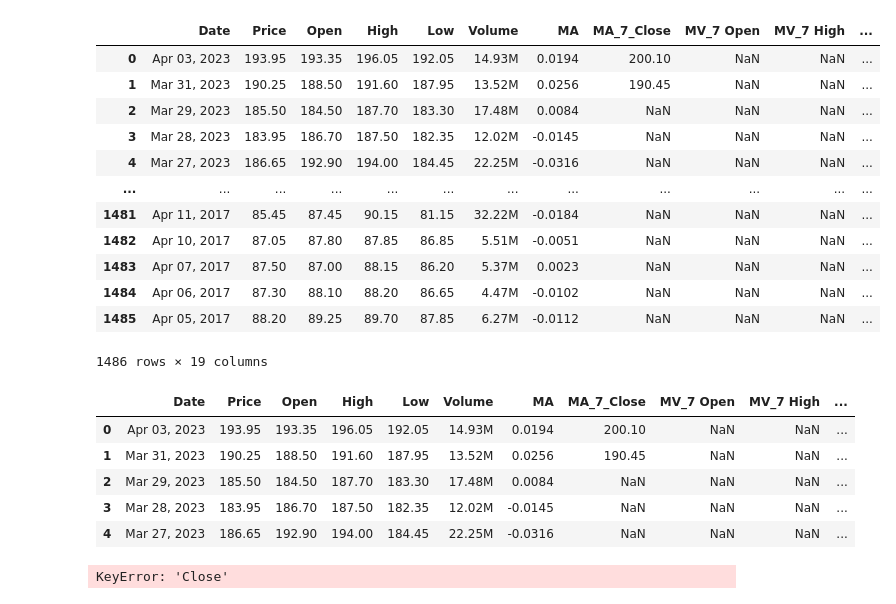
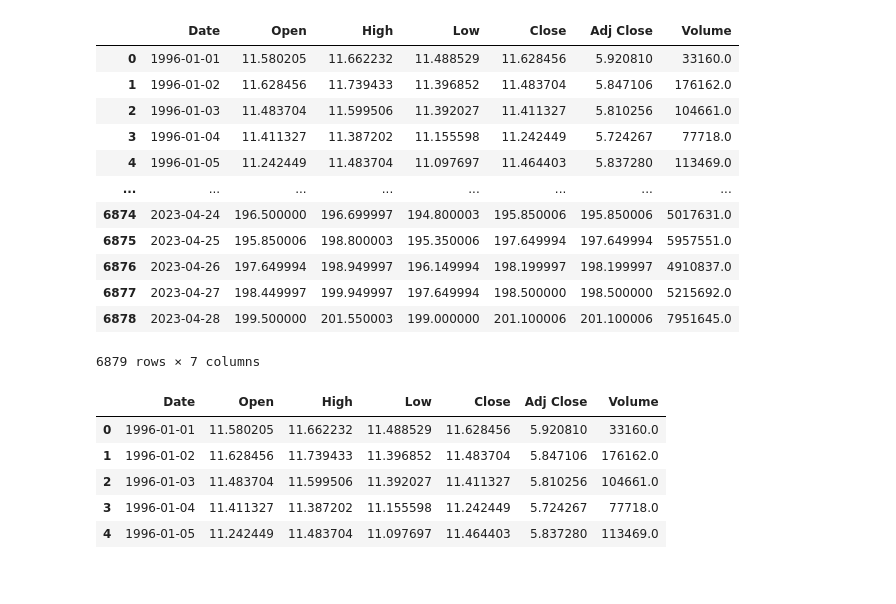
Before and after one commit to aniruddhakasar/Global-Stock-price-prediction, a Jupyter notebook: Stock Model.ipynb, the cells around one changed output. Saved outputs shown, nothing was run; the diff lists cells and outputs as text; code cells hidden in the pictures.

```diff
--- a/Stock Model.ipynb
+++ b/Stock Model.ipynb
@@ -22,28 +26,28 @@ import tensorflow as tf
 import keras
 # %%
 # Load the data from a CSV file
-df = pd.read_excel('tata power.xlsx')
+df = pd.read_csv("F:\stock price prediction\TATAPOWER.NS.csv")
 df
 # %% [output]
-|  | Date | Price | Open | High | Low | Volume | MA | MA_7_Close | MV_7 Open | MV_7 High | ... |
-| 0 | Apr 03, 2023 | 193.95 | 193.35 | 196.05 | 192.05 | 14.93M | 0.0194 | 200.10 | NaN | NaN | ... |
-| 1 | Mar 31, 2023 | 190.25 | 188.50 | 191.60 | 187.95 | 13.52M | 0.0256 | 190.45 | NaN | NaN | ... |
-| 2 | Mar 29, 2023 | 185.50 | 184.50 | 187.70 | 183.30 | 17.48M | 0.0084 | NaN | NaN | NaN | ... |
-| 3 | Mar 28, 2023 | 183.95 | 186.70 | 187.50 | 182.35 | 12.02M | -0.0145 | NaN | NaN | NaN | ... |
-| 4 | Mar 27, 2023 | 186.65 | 192.90 | 194.00 | 184.45 | 22.25M | -0.0316 | NaN | NaN | NaN | ... |
-| ... | ... | ... | ... | ... | ... | ... | ... | ... | ... | ... | ... |
-| 1481 | Apr 11, 2017 | 85.45 | 87.45 | 90.15 | 81.15 | 32.22M | -0.0184 | NaN | NaN | NaN | ... |
-| 1482 | Apr 10, 2017 | 87.05 | 87.80 | 87.85 | 86.85 | 5.51M | -0.0051 | NaN | NaN | NaN | ... |
-| 1483 | Apr 07, 2017 | 87.50 | 87.00 | 88.15 | 86.20 | 5.37M | 0.0023 | NaN | NaN | NaN | ... |
-| 1484 | Apr 06, 2017 | 87.30 | 88.10 | 88.20 | 86.65 | 4.47M | -0.0102 | NaN | NaN | NaN | ... |
-| 1485 | Apr 05, 2017 | 88.20 | 89.25 | 89.70 | 87.85 | 6.27M | -0.0112 | NaN | NaN | NaN | ... |
+|  | Date | Open | High | Low | Close | Adj Close | Volume |
+| 0 | 1996-01-01 | 11.580205 | 11.662232 | 11.488529 | 11.628456 | 5.920810 | 33160.0 |
+| 1 | 1996-01-02 | 11.628456 | 11.739433 | 11.396852 | 11.483704 | 5.847106 | 176162.0 |
+| 2 | 1996-01-03 | 11.483704 | 11.599506 | 11.392027 | 11.411327 | 5.810256 | 104661.0 |
+| 3 | 1996-01-04 | 11.411327 | 11.387202 | 11.155598 | 11.242449 | 5.724267 | 77718.0 |
+| 4 | 1996-01-05 | 11.242449 | 11.483704 | 11.097697 | 11.464403 | 5.837280 | 113469.0 |
+| ... | ... | ... | ... | ... | ... | ... | ... |
+| 6874 | 2023-04-24 | 196.500000 | 196.699997 | 194.800003 | 195.850006 | 195.850006 | 5017631.0 |
+| 6875 | 2023-04-25 | 195.850006 | 198.800003 | 195.350006 | 197.649994 | 197.649994 | 5957551.0 |
+| 6876 | 2023-04-26 | 197.649994 | 198.949997 | 196.149994 | 198.199997 | 198.199997 | 4910837.0 |
+| 6877 | 2023-04-27 | 198.449997 | 199.949997 | 197.649994 | 198.500000 | 198.500000 | 5215692.0 |
+| 6878 | 2023-04-28 | 199.500000 | 201.550003 | 199.000000 | 201.100006 | 201.100006 | 7951645.0 |
-1486 rows × 19 columns
+6879 rows × 7 columns
 # %%
 df.head()
 # %% [output]
-|  | Date | Price | Open | High | Low | Volume | MA | MA_7_Close | MV_7 Open | MV_7 High | ... |
-| 0 | Apr 03, 2023 | 193.95 | 193.35 | 196.05 | 192.05 | 14.93M | 0.0194 | 200.10 | NaN | NaN | ... |
-| 1 | Mar 31, 2023 | 190.25 | 188.50 | 191.60 | 187.95 | 13.52M | 0.0256 | 190.45 | NaN | NaN | ... |
-| 2 | Mar 29, 2023 | 185.50 | 184.50 | 187.70 | 183.30 | 17.48M | 0.0084 | NaN | NaN | NaN | ... |
-| 3 | Mar 28, 2023 | 183.95 | 186.70 | 187.50 | 182.35 | 12.02M | -0.0145 | NaN | NaN | NaN | ... |
-| 4 | Mar 27, 2023 | 186.65 | 192.90 | 194.00 | 184.45 | 22.25M | -0.0316 | NaN | NaN | NaN | ... |
+|  | Date | Open | High | Low | Close | Adj Close | Volume |
+| 0 | 1996-01-01 | 11.580205 | 11.662232 | 11.488529 | 11.628456 | 5.920810 | 33160.0 |
+| 1 | 1996-01-02 | 11.628456 | 11.739433 | 11.396852 | 11.483704 | 5.847106 | 176162.0 |
+| 2 | 1996-01-03 | 11.483704 | 11.599506 | 11.392027 | 11.411327 | 5.810256 | 104661.0 |
+| 3 | 1996-01-04 | 11.411327 | 11.387202 | 11.155598 | 11.242449 | 5.724267 | 77718.0 |
+| 4 | 1996-01-05 | 11.242449 | 11.483704 | 11.097697 | 11.464403 | 5.837280 | 113469.0 |
@@ -53,10 +53,0 @@ df = df.dropna()
-# %%
-# Feature engineering: add technical indicators
-df['MA_7'] = df['Close'].rolling(window=7).mean()
-df['MA_14'] = df['Close'].rolling(window=14).mean()
-df['MA_21'] = df['Close'].rolling(window=21).mean()
-df['EMA_7'] = df['Close'].ewm(span=7, adjust=False).mean()
-df['EMA_14'] = df['Close'].ewm(span=14, adjust=False).mean()
-df['EMA_21'] = df['Close'].ewm(span=21, adjust=False).mean()
-# %% [output]
-KeyError: 'Close'
```
Also changed, not shown: parts of 10 cells of this notebook, 2 other files.
